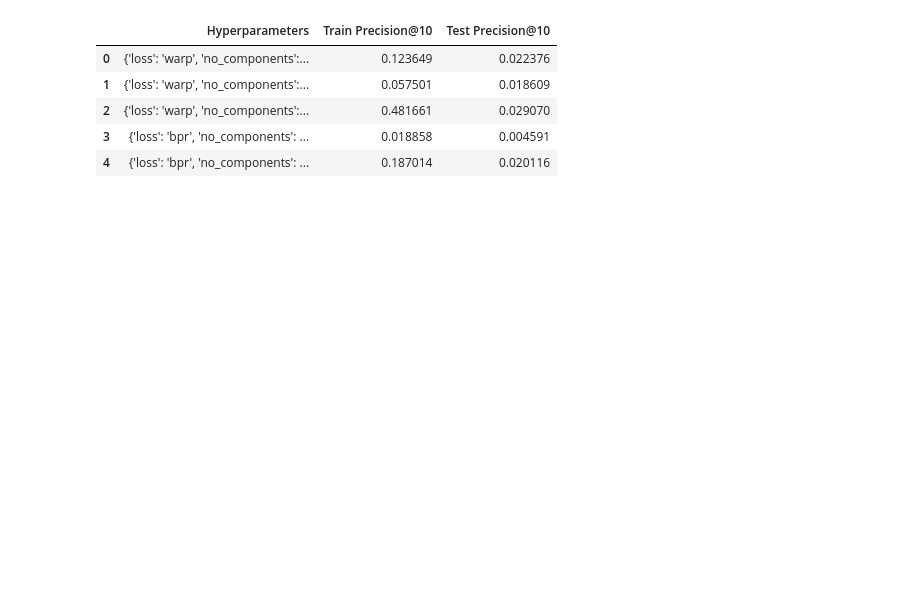
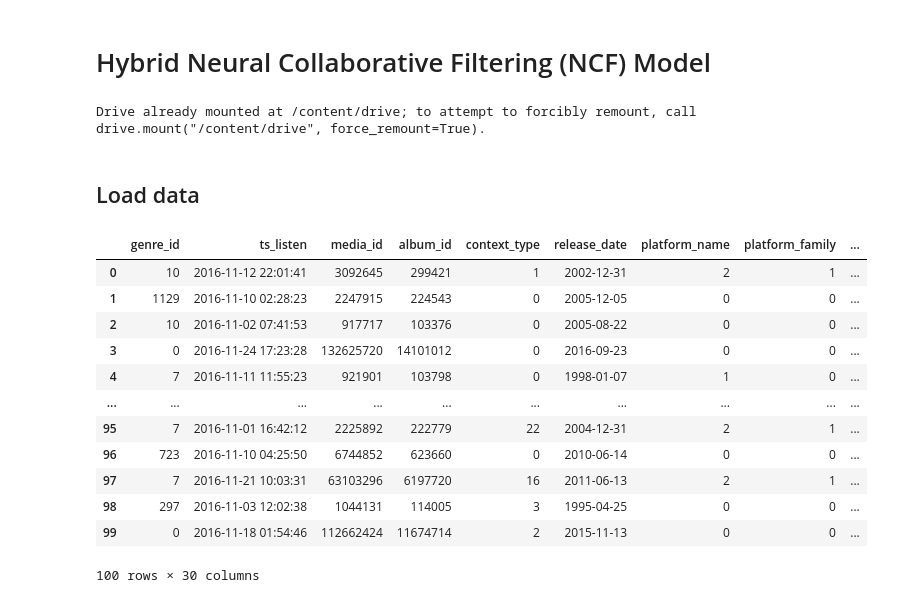
Before and after one commit to lucarenz1997/recommender_systems, a Jupyter notebook: Hybrid.ipynb, the cells around one changed output. Saved outputs shown, nothing was run; the diff lists cells and outputs as text; code cells hidden in the pictures; blank space fills up the shorter version.

Commit message:
Alternative Hybrides HCF

```diff
--- a/Hybrid.ipynb
+++ b/Hybrid.ipynb
@@ -302,9 +3,54 @@ Test Precision@10: 0.0305
-# %%
-results_df
-# %% [output]
-|  | Hyperparameters | Train Precision@10 | Test Precision@10 |
-| 0 | {'loss': 'warp', 'no_components':... | 0.123649 | 0.022376 |
-| 1 | {'loss': 'warp', 'no_components':... | 0.057501 | 0.018609 |
-| 2 | {'loss': 'warp', 'no_components':... | 0.481661 | 0.029070 |
-| 3 | {'loss': 'bpr', 'no_components': ... | 0.018858 | 0.004591 |
-| 4 | {'loss': 'bpr', 'no_components': ... | 0.187014 | 0.020116 |
+# %% [markdown]
+# Hybrid Neural Collaborative Filtering (NCF) Model
+# %%
+import numpy as np
+import torch
+import torch.nn as nn
+import torch.optim as optim
+from torch.utils.data import Dataset, DataLoader
+from sklearn.metrics import f1_score, accuracy_score, precision_score, recall_score
+import tensorflow as tf
+from tensorflow.keras.layers import Input, Embedding, Flatten, Dense, Concatenate, Dropout
+from tensorflow.keras.models import Model
+from sklearn.preprocessing import LabelEncoder, MinMaxScaler
+from sklearn.model_selection import train_test_split
+import pandas as pd
+from sklearn.metrics import f1_score, accuracy_score, precision_score, recall_score
+from google.colab import drive
+drive.mount('/content/drive')
+import warnings
+# Suppress all warnings
+warnings.filterwarnings("ignore")
+# %% [output]
+Drive already mounted at /content/drive; to attempt to forcibly remount, call drive.mount("/content/drive", force_remount=True).
+# %% [markdown]
+## Load data
+# %%
+#Load data
+data = pd.read_csv("/content/drive/MyDrive/Recommender/sample_preprocessed.csv")
+
+# Encoding categorical variables
+user_encoder = LabelEncoder()
+item_encoder = LabelEncoder()
+genre_encoder = LabelEncoder()
+gender_encoder = LabelEncoder()
+platform_encoder = LabelEncoder()
+artist_encoder = LabelEncoder()
+age_scaler = MinMaxScaler()
+song_popularity_7d_scaler = MinMaxScaler()
+
+data.head(100)
+# %% [output]
+|  | genre_id | ts_listen | media_id | album_id | context_type | release_date | platform_name | platform_family | ... |
+| 0 | 10 | 2016-11-12 22:01:41 | 3092645 | 299421 | 1 | 2002-12-31 | 2 | 1 | ... |
+| 1 | 1129 | 2016-11-10 02:28:23 | 2247915 | 224543 | 0 | 2005-12-05 | 0 | 0 | ... |
+| 2 | 10 | 2016-11-02 07:41:53 | 917717 | 103376 | 0 | 2005-08-22 | 0 | 0 | ... |
+| 3 | 0 | 2016-11-24 17:23:28 | 132625720 | 14101012 | 0 | 2016-09-23 | 0 | 0 | ... |
+| 4 | 7 | 2016-11-11 11:55:23 | 921901 | 103798 | 0 | 1998-01-07 | 1 | 0 | ... |
+| ... | ... | ... | ... | ... | ... | ... | ... | ... | ... |
+| 95 | 7 | 2016-11-01 16:42:12 | 2225892 | 222779 | 22 | 2004-12-31 | 2 | 1 | ... |
+| 96 | 723 | 2016-11-10 04:25:50 | 6744852 | 623660 | 0 | 2010-06-14 | 0 | 0 | ... |
+| 97 | 7 | 2016-11-21 10:03:31 | 63103296 | 6197720 | 16 | 2011-06-13 | 2 | 1 | ... |
+| 98 | 297 | 2016-11-03 12:02:38 | 1044131 | 114005 | 3 | 1995-04-25 | 0 | 0 | ... |
+| 99 | 0 | 2016-11-18 01:54:46 | 112662424 | 11674714 | 2 | 2015-11-13 | 0 | 0 | ... |
+100 rows × 30 columns
```
Also changed, not shown: parts of 15 cells of this notebook.
